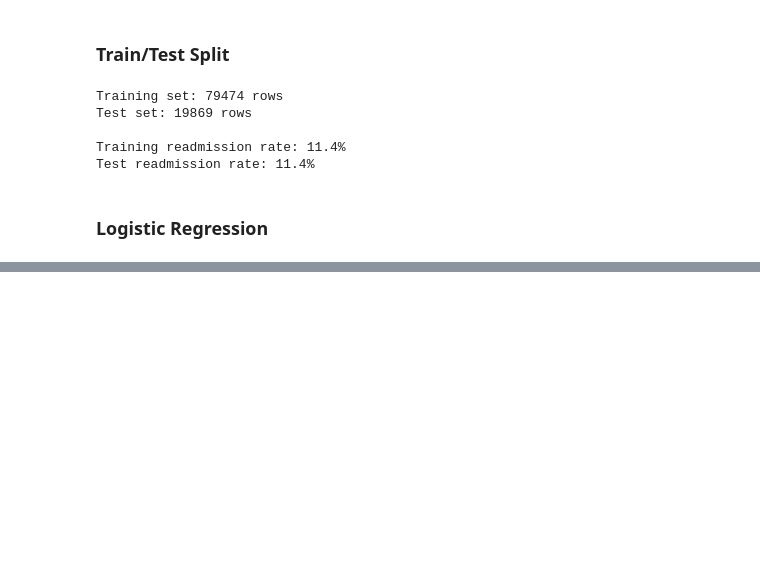
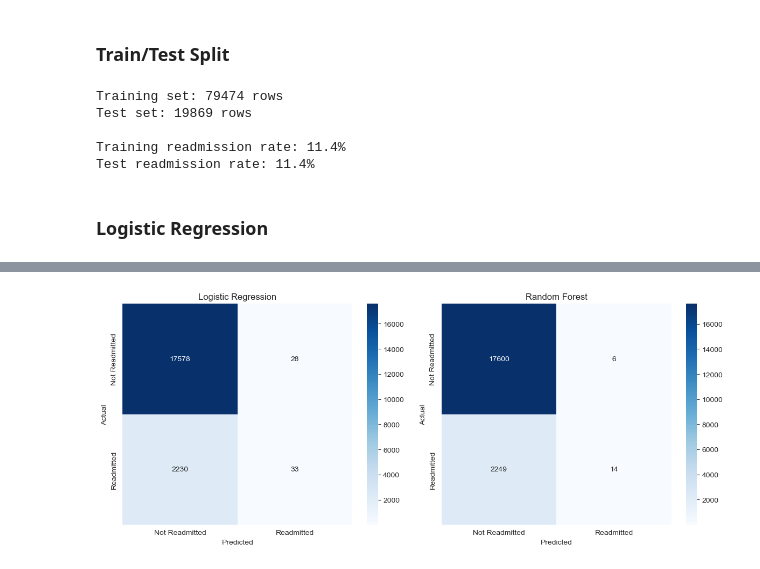
Before and after one commit to ZAKXIES2006/Readmission-Risk-Predictor, a Jupyter notebook: Hospital_Readmission_Predictor.ipynb, the cells around one changed output, grey strips where cells are left out. Saved outputs shown, nothing was run; the diff lists cells and outputs as text; code cells hidden in the pictures; blank space fills up the shorter version.

```diff
--- a/Hospital_Readmission_Predictor.ipynb
+++ b/Hospital_Readmission_Predictor.ipynb
@@ -486,0 +525,17 @@ ROC-AUC: 0.642
+# %%
+# Confusion matrix for the better model
+fig, axes = plt.subplots(1, 2, figsize=(12, 5))
+
+for ax, y_pred, title in zip(axes, [y_pred_lr, y_pred_rf], ['Logistic Regression', 'Random Forest']):
+    cm = confusion_matrix(y_test, y_pred)
+    sns.heatmap(cm, annot=True, fmt='d', cmap='Blues', ax=ax,
+                xticklabels=['Not Readmitted', 'Readmitted'],
+                yticklabels=['Not Readmitted', 'Readmitted'])
+    ax.set_title(title)
+    ax.set_xlabel('Predicted')
+    ax.set_ylabel('Actual')
+
+plt.tight_layout()
+plt.show()
+# %% [output]
+[figure, added]
```
Also changed, not shown: parts of 16 cells of this notebook, 1 other file.
